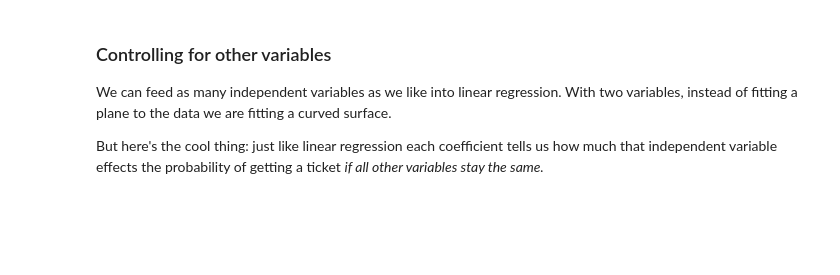
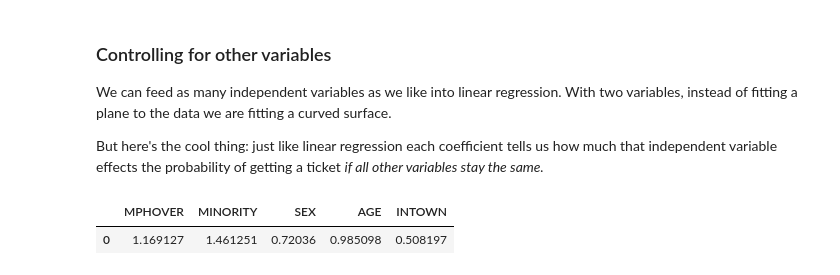
Before and after one commit to jstray/lede-algorithms, a Jupyter notebook: week-3/week-3-2-class.ipynb, the cells around one changed output. Drawn from its saved outputs; the diff is of its cells as text; code cells hidden in the pictures; blank space fills up the shorter version.

```diff
--- a/week-3/week-3-2-class.ipynb
+++ b/week-3/week-3-2-class.ipynb
@@ -238,10 +371,16 @@ tw.INTOWN = tw.INTOWN.replace({'N':0,'Y':1, 'U':0})
 # remove unknown ages
 tw = tw[~tw.AGE.isnull()].reset_index()
 # %%
-x = tw[['MPHOVER','MINORITY','SEX', 'AGE', 'INTOWN']].values
+# Do a logistic regression on many fields at the same time
+fields = ['MPHOVER','MINORITY','SEX', 'AGE', 'INTOWN']
+x = tw[fields].values
 y = tw[['BUSTED']].values
 lm = LogisticRegression()
 lm.fit(x,y)
 
 # print out the odds ratios for each variable
-np.exp(lm.coef_)
+results = pd.DataFrame(np.exp(lm.coef_), columns=fields)
+results
+# %% [output]
+|  | MPHOVER | MINORITY | SEX | AGE | INTOWN |
+| 0 | 1.169127 | 1.461251 | 0.72036 | 0.985098 | 0.508197 |
```
Also changed, not shown: parts of 30 cells of this notebook, 2 other files.
